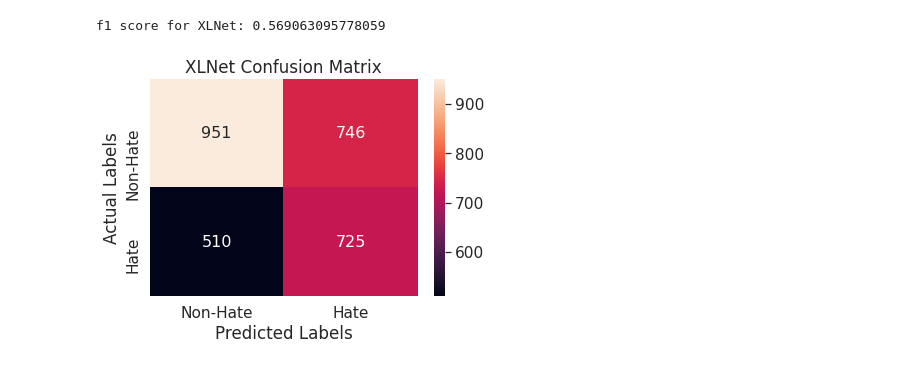
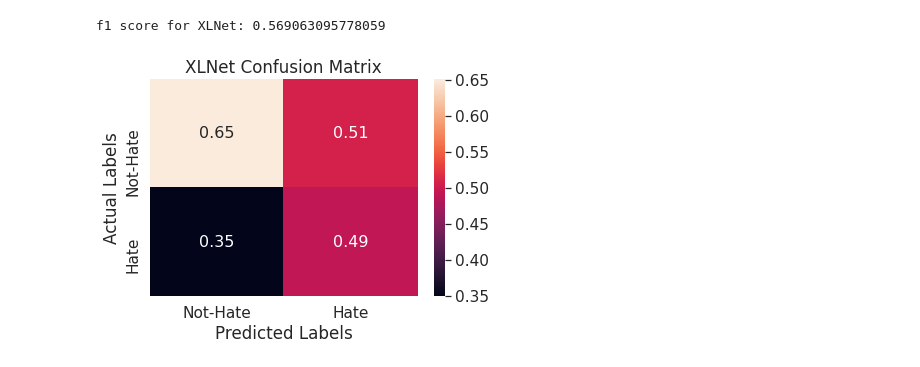
Before and after one commit to glitch-y/CE888-Project, a Jupyter notebook: 2. Scripts/2. Hate_Speech_Classification.ipynb, the cells around one changed output. Cells and saved outputs as stored; diff of their text form; code cells hidden in the pictures.

```diff
--- a/2. Scripts/2. Hate_Speech_Classification.ipynb
+++ b/2. Scripts/2. Hate_Speech_Classification.ipynb
@@ -431,14 +433,15 @@ print("f1 score for XLNet:", f1_score(mapped_hate_test["labels"], predictions, a
 # %% [output]
 f1 score for XLNet: 0.569063095778059
 # %%
-classlabels = ['Non-Hate', 'Hate']
+classlabels = ['Not-Hate', 'Hate']
 cm = confusion_matrix(mapped_hate_test['labels'], predictions)
-dfcm = pd.DataFrame(cm, classlabels, classlabels)
+cmn = normalize(cm, norm='l1', axis=0)
+dfcm = pd.DataFrame(cmn, classlabels, classlabels)
 sns.set(font_scale=1.4) # for label size
-sns.heatmap(dfcm, annot=True, fmt="d", annot_kws={"size": 16}) # font size
+sns.heatmap(dfcm, annot=True, annot_kws={"size": 16}) # font size
 plt.title(f"XLNet Confusion Matrix")
 plt.xlabel('Predicted Labels')
 plt.ylabel('Actual Labels')
 plt.show()
 # %% [output]
-[figure, old version]
+[figure, new version]
```
Also changed, not shown: parts of 2 cells of this notebook.
